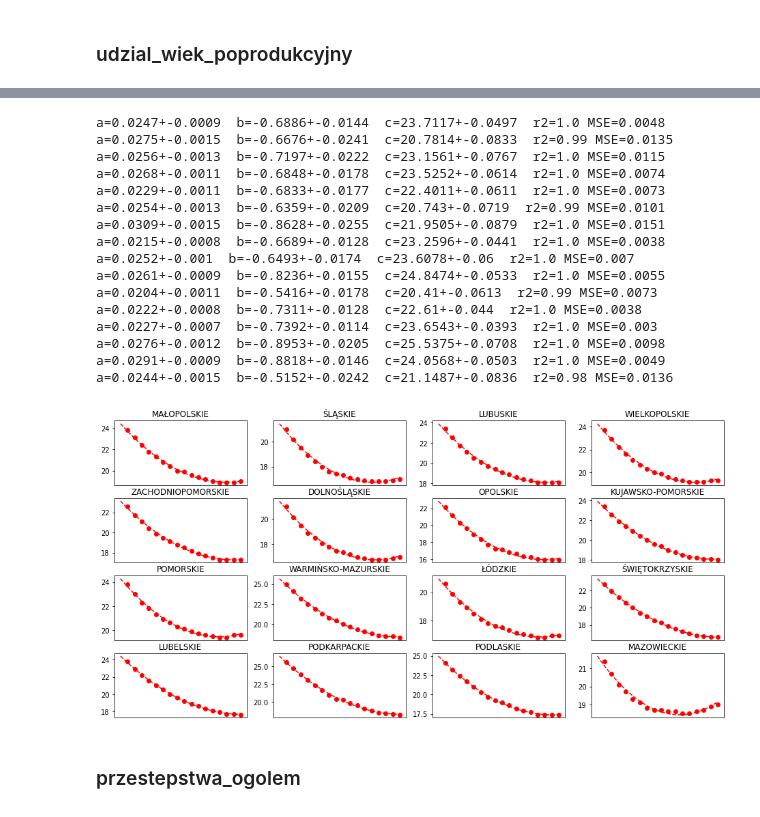
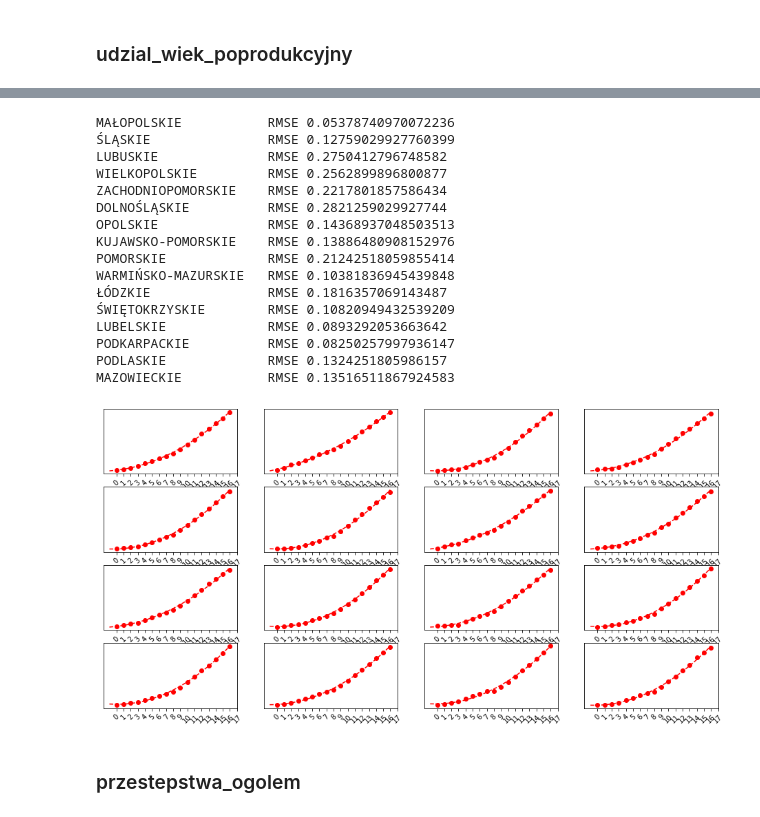
Before and after one commit to MarBry111/Forecast_Election_Poland, a Jupyter notebook: Model_III_MOREparameters.ipynb, the cells around one changed output, grey strips where cells are left out. Drawn from its saved outputs; the diff is of its cells as text; code cells hidden in the pictures.

```diff
--- a/Model_III_MOREparameters.ipynb
+++ b/Model_III_MOREparameters.ipynb
@@ -321,20 +321,17 @@ for w in range(data_reshaped.shape[1]):
     ymodel = lq(xmodel, a, b, c)
     perr = np.sqrt(np.diag(pcov))
 
-    print("%s" % " ".join(starmap("{}={}+-{} ".format,
-                zip(['a','b','c'],
-                    np.round([a,b,c],4),
-                    np.round(perr,4)))) +
-          ' r2={r}'.format(r=np.round(r2_score(data_reshaped[1:,w], ymodel[1:]),2)) +
-         ' MSE={mse}'.format(mse=np.round(np.sum((data_reshaped[1:,w]-ymodel[1:])**2)/(len(ymodel)-1),4)))
-    ax1.set_xticks([])
-    ax1.set_title(woj[w])
+    #print("%s" % " ".join(starmap("{}={}+-{} ".format,
+    #            zip(['a','b','c'],
+    #                np.round([a,b,c],4),
+    #                np.round(perr,4)))) + ' r2={r}'.format(r=np.round(r2_score(data_reshaped[1:,w], ymodel[1:]),2)))
 
+    print(df_sel_null_col.index[w].ljust(20)," RMSE",np.sum((data_reshaped[1:,w]-ymodel[1:])**2))
     stat_list_org[0]['udzial_wiek_produkcyjny'][w] = ymodel[0]
     ax1 = fig.add_subplot(4,4,w+1)
     ax1.plot(x, data_reshaped[1:,w], "ro", label="Experiment")
     ax1.plot(xmodel,ymodel, "r--", label="Model")
-    #ax1.set_yticks([])
-    #plt.xticks(range(18), rotation=45)
+    ax1.set_yticks([])
+    plt.xticks(range(18), rotation=45)
 plt.savefig('dane_pdf/dane_stat/udzial_wiek_produkcyjny.pdf',  bbox_inches='tight')
 # %% [output]
@@ -371,10 +368,11 @@ for w in range(data_reshaped.shape[1]):
     xmodel = np.arange(-1,17)
     ymodel = lq(xmodel, a, b, c)
     perr = np.sqrt(np.diag(pcov))
-    print("%s" % " ".join(starmap("{}={}+-{} ".format,
-            zip(['a','b','c'],
-                np.round([a,b,c],4),
-                np.round(perr,4)))) + ' r2={r}'.format(r=np.round(r2_score(data_reshaped[1:,w], ymodel[1:]),2)))
+    #print("%s" % " ".join(starmap("{}={}+-{} ".format,
+    #        zip(['a','b','c'],
+    #            np.round([a,b,c],4),
+    #            np.round(perr,4)))) + ' r2={r}'.format(r=np.round(r2_score(data_reshaped[1:,w], ymodel[1:]),2)))
+    print(df_sel_null_col.index[w].ljust(20)," RMSE",np.sum((data_reshaped[1:,w]-ymodel[1:])**2))
     stat_list_org[0]['udzial_wiek_przedprodukcyjny'][w] = ymodel[0]
     ax1 = fig.add_subplot(4,4,w+1)
     ax1.plot(x, data_reshaped[1:,w], "ro", label="Experiment")
@@ -419,45 +410,42 @@ KeyError: 'udzial_wiek_poprodukcyjny'
 # %%
 fig = plt.figure(1, figsize=(16,8))
 
 for w in range(data_reshaped.shape[1]):
     (a,b,c), pcov = curve_fit(lq, x, data_reshaped[1:,w], p0=[0.05,0.05,0.05])
     xmodel = np.arange(-1,17)
     ymodel = lq(xmodel, a, b, c)
     perr = np.sqrt(np.diag(pcov))
-    print("%s" % " ".join(starmap("{}={}+-{} ".format,
-            zip(['a','b','c'],
-                np.round([a,b,c],4),
-                np.round(perr,4)))) +
-          ' r2={r}'.format(r=np.round(r2_score(data_reshaped[1:,w], ymodel[1:]),2)) +
-         ' MSE={mse}'.format(mse=np.round(np.sum((data_reshaped[1:,w]-ymodel[1:])**2)/(len(ymodel)-1),4)))
-
+    #print("%s" % " ".join(starmap("{}={}+-{} ".format,
+    #        zip(['a','b','c'],
+    #            np.round([a,b,c],4),
+    #            np.round(perr,4)))) + ' r2={r}'.format(r=np.round(r2_score(data_reshaped[1:,w], ymodel[1:]),2)))
+    print(df_sel_null_col.index[w].ljust(20)," RMSE",np.sum((data_reshaped[1:,w]-ymodel[1:])**2))
     stat_list_org[0]['udzial_wiek_poprodukcyjny'][w] = ymodel[0]
     ax1 = fig.add_subplot(4,4,w+1)
     ax1.plot(x, data_reshaped[1:,w], "ro", label="Experiment")
     ax1.plot(xmodel,ymodel, "r--", label="Model")
-    #ax1.set_yticks([])
-    #plt.xticks(range(18), rotation=45)
-    ax1.set_xticks([])
-    ax1.set_title(woj[w])
+    ax1.set_yticks([])
+
+    plt.xticks(range(18), rotation=45)
 plt.savefig('dane_pdf/dane_stat/udzial_wiek_poprodukcyjny.pdf',  bbox_inches='tight')
 # %% [output]
-a=0.0247+-0.0009  b=-0.6886+-0.0144  c=23.7117+-0.0497  r2=1.0 MSE=0.0048
-a=0.0275+-0.0015  b=-0.6676+-0.0241  c=20.7814+-0.0833  r2=0.99 MSE=0.0135
-a=0.0256+-0.0013  b=-0.7197+-0.0222  c=23.1561+-0.0767  r2=1.0 MSE=0.0115
-a=0.0268+-0.0011  b=-0.6848+-0.0178  c=23.5252+-0.0614  r2=1.0 MSE=0.0074
-a=0.0229+-0.0011  b=-0.6833+-0.0177  c=22.4011+-0.0611  r2=1.0 MSE=0.0073
-a=0.0254+-0.0013  b=-0.6359+-0.0209  c=20.743+-0.0719  r2=0.99 MSE=0.0101
-a=0.0309+-0.0015  b=-0.8628+-0.0255  c=21.9505+-0.0879  r2=1.0 MSE=0.0151
-a=0.0215+-0.0008  b=-0.6689+-0.0128  c=23.2596+-0.0441  r2=1.0 MSE=0.0038
-a=0.0252+-0.001  b=-0.6493+-0.0174  c=23.6078+-0.06  r2=1.0 MSE=0.007
-a=0.0261+-0.0009  b=-0.8236+-0.0155  c=24.8474+-0.0533  r2=1.0 MSE=0.0055
-a=0.0204+-0.0011  b=-0.5416+-0.0178  c=20.41+-0.0613  r2=0.99 MSE=0.0073
-a=0.0222+-0.0008  b=-0.7311+-0.0128  c=22.61+-0.044  r2=1.0 MSE=0.0038
-a=0.0227+-0.0007  b=-0.7392+-0.0114  c=23.6543+-0.0393  r2=1.0 MSE=0.003
-a=0.0276+-0.0012  b=-0.8953+-0.0205  c=25.5375+-0.0708  r2=1.0 MSE=0.0098
-a=0.0291+-0.0009  b=-0.8818+-0.0146  c=24.0568+-0.0503  r2=1.0 MSE=0.0049
-a=0.0244+-0.0015  b=-0.5152+-0.0242  c=21.1487+-0.0836  r2=0.98 MSE=0.0136
+MAŁOPOLSKIE           RMSE 0.05378740970072236
+ŚLĄSKIE               RMSE 0.12759029927760399
+LUBUSKIE              RMSE 0.2750412796748582
+WIELKOPOLSKIE         RMSE 0.2562899896800877
+ZACHODNIOPOMORSKIE    RMSE 0.2217801857586434
+DOLNOŚLĄSKIE          RMSE 0.2821259029927744
+OPOLSKIE              RMSE 0.14368937048503513
+KUJAWSKO-POMORSKIE    RMSE 0.13886480908152976
+POMORSKIE             RMSE 0.21242518059855414
+WARMIŃSKO-MAZURSKIE   RMSE 0.10381836945439848
+ŁÓDZKIE               RMSE 0.1816357069143487
+ŚWIĘTOKRZYSKIE        RMSE 0.10820949432539209
+LUBELSKIE             RMSE 0.0893292053663642
+PODKARPACKIE          RMSE 0.08250257997936147
+PODLASKIE             RMSE 0.1324251805986157
+MAZOWIECKIE           RMSE 0.13516511867924583
-[figure, old version]
+[figure, new version]
 # %% [markdown]
 ### przestepstwa_ogolem
 # %%
```
Also changed, not shown: parts of 43 cells of this notebook.
